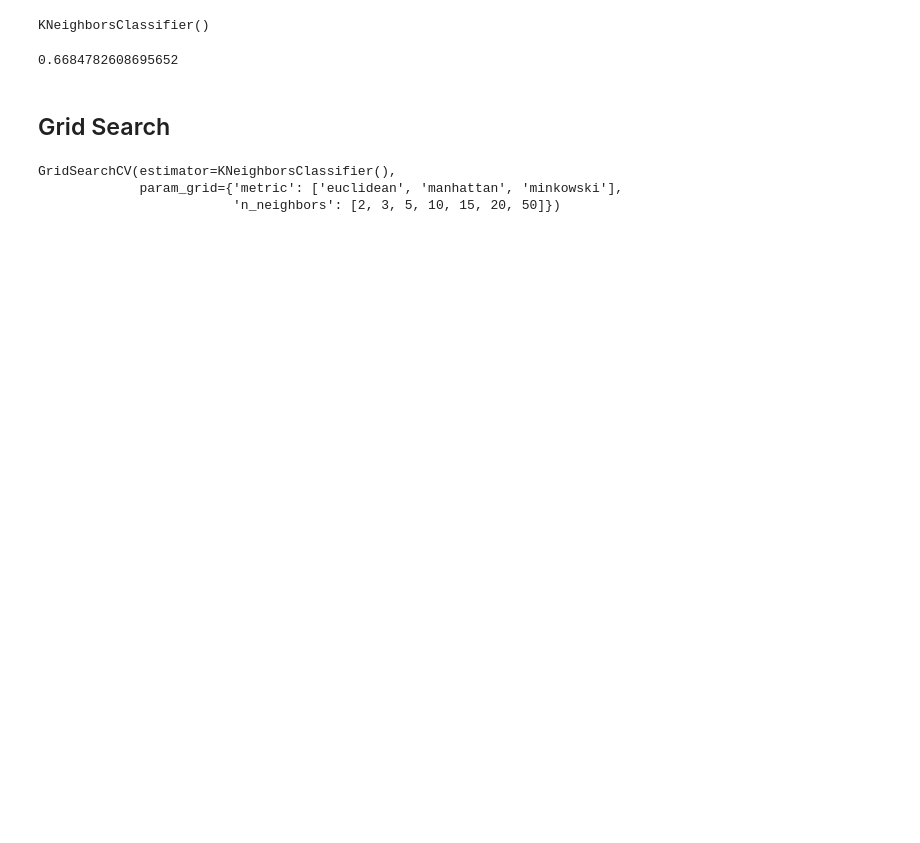
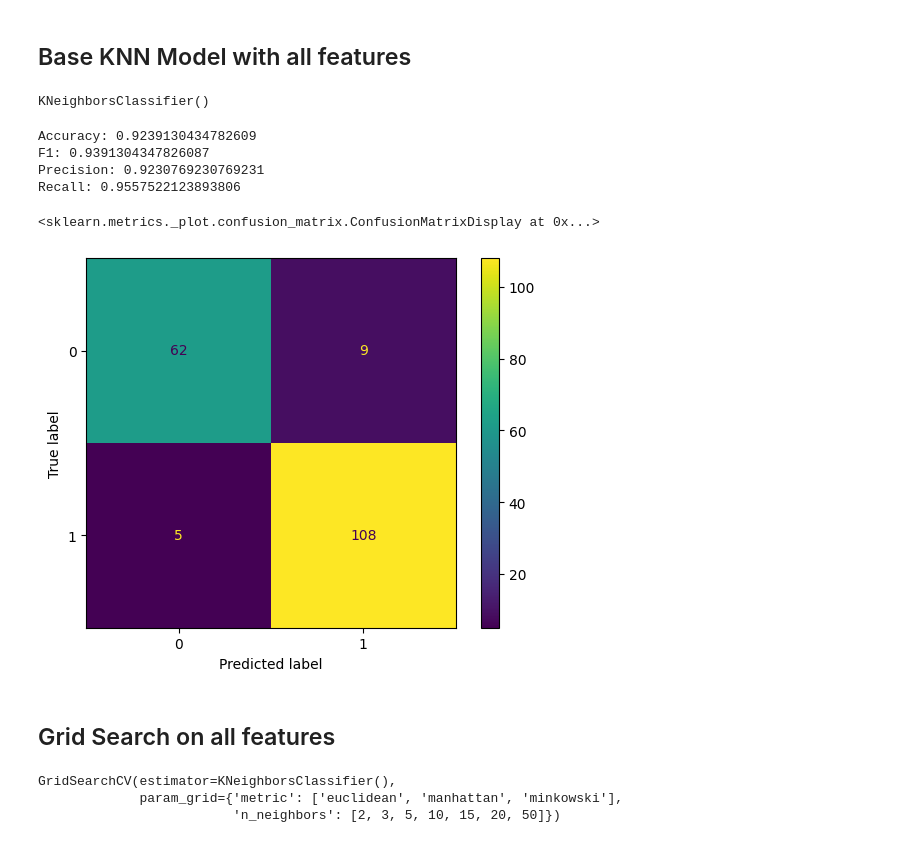
Before and after one commit to samyamaryal/Heart-Disease-Prediction, a Jupyter notebook: code/knn_classifier.ipynb, the cells around one changed output. Saved outputs shown, nothing was run; the diff lists cells and outputs as text; code cells hidden in the pictures; blank space fills up the shorter version.

Commit message:
Generated metrics for all experiments.

```diff
--- a/code/knn_classifier.ipynb
+++ b/code/knn_classifier.ipynb
@@ -12,16 +24,27 @@ data = df.drop('HeartDisease', axis=1)
+# %% [markdown]
+## Base KNN Model with all features
 # %%
-X_train, X_test, y_train, y_test = train_test_split(data, label, test_size=0.2)
+X_train_all, X_test_all, y_train, y_test = train_test_split(data, label, test_size=0.2)
 # %%
-knnmodel = KNeighborsClassifier() #using default of 5 for now
-knnmodel.fit(X_train, y_train)
+knnmodel_all = KNeighborsClassifier() #using default of 5 for now
+knnmodel_all.fit(X_train_all, y_train)
 # %% [output]
 KNeighborsClassifier()
-# %%
-knnmodel.score(X_test, y_test)
-# %% [output]
-0.6684782608695652
+# %%
+y_pred = knnmodel_all.predict(X_test_all)
+get_metrics(y_test, y_pred)
+# %% [output]
+Accuracy: 0.9239130434782609
+F1: 0.9391304347826087
+Precision: 0.9230769230769231
+Recall: 0.9557522123893806
+# %%
+ConfusionMatrixDisplay(confusion_matrix(y_test, y_pred)).plot()
+# %% [output]
+<sklearn.metrics._plot.confusion_matrix.ConfusionMatrixDisplay at 0x...>
+[figure, added]
 # %% [markdown]
-## Grid Search
+## Grid Search on all features
 # %%
 param_grid = {'n_neighbors': [2, 3, 5, 10, 15, 20, 50],
               'metric': ['euclidean', 'manhattan', 'minkowski']} # Default is minkowski.
```
Also changed, not shown: parts of 26 cells of this notebook, 2 other files.
